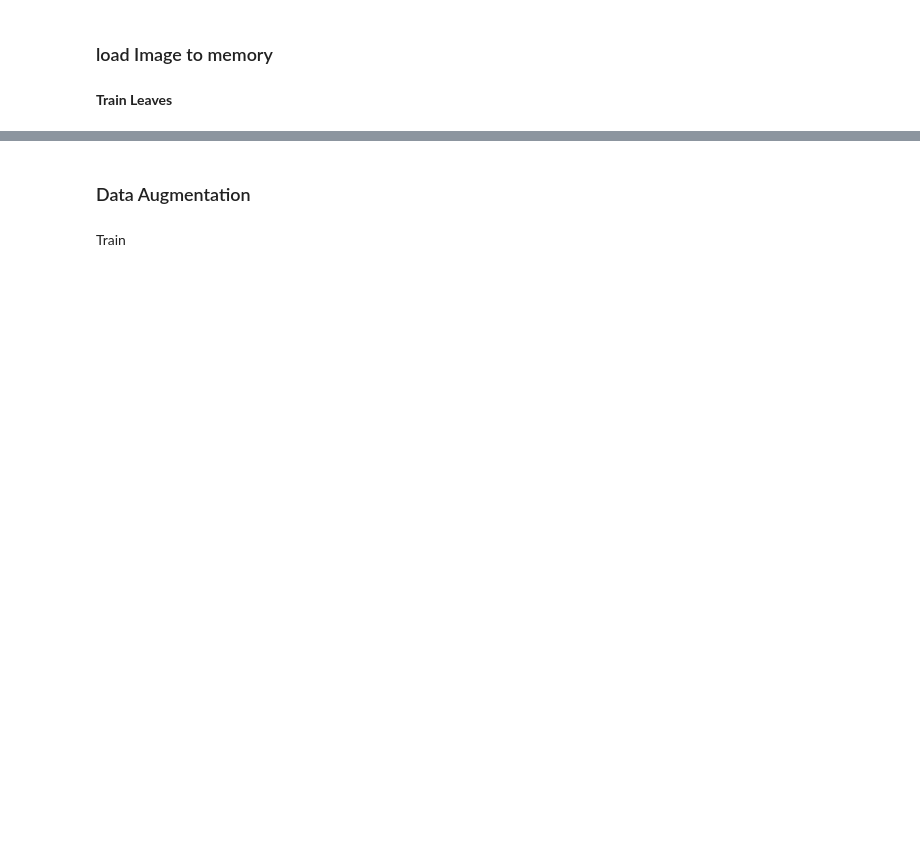
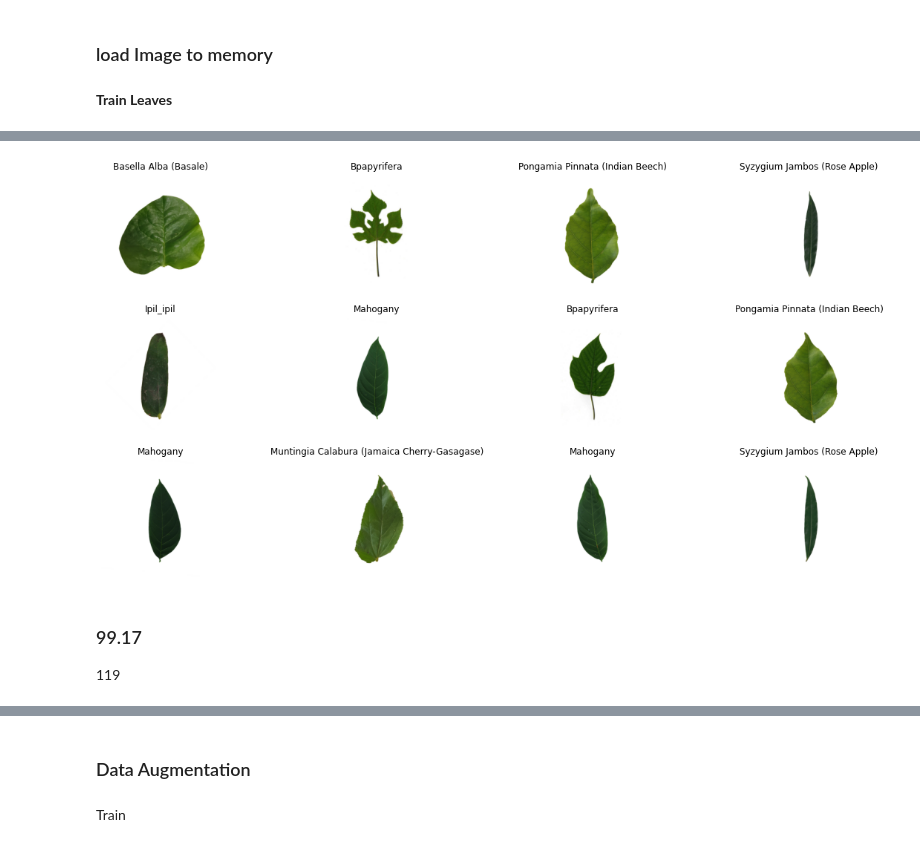
Before and after one commit to kenji1902/IAS-Classifier, a Jupyter notebook: .Notebooks/leaf_Classification_CNN_kNN.ipynb, the cells around one changed output, grey strips where cells are left out. Saved outputs shown, nothing was run; the diff lists cells and outputs as text; code cells hidden in the pictures; blank space fills up the shorter version.

```diff
--- a/.Notebooks/leaf_Classification_CNN_kNN.ipynb
+++ b/.Notebooks/leaf_Classification_CNN_kNN.ipynb
@@ -379,28 +395,14 @@ for i, file in enumerate(train_df['file']):
     out.update(progress(i, l))
     img = cv2.imread(file)
     img = cv2.resize(img, (256,256), interpolation = cv2.INTER_AREA)
-    processImg = morphologicalMasking(img)
-    if(i == 2):
-      Masked = processImg
-    #cv2_imshow(cv2.cvtColor(processImg, cv2.COLOR_BGR2RGB))
-    # x_train.append(processImg)
-    processImg = np.concatenate((np.array(img),np.array(processImg)),axis=2)
-    rgb = rgba2rgb(np.array(processImg))
-    # ridges = detect_ridges(processImg)
-    # ridges = np.array(ridges)
-    if(i == 2):
-      Originalimg = img
-      # Ridged = ridges
-    # processImg = overlay(processImg,ridges)
-    preProcessed.append(rgb)
+    processImg, Masked = morphologicalMasking(img)
+
+    Originalimg = img
+    preProcessed.append(processImg)
     preProcessedLabels.append(train_df['species_num'][i])
 
 preProcessed = np.array(preProcessed)
-# x_train = np.reshape(x_train,x_train.shape + (1,))
 Originalimg = np.array(Originalimg)
 Masked = np.array(Masked)
-print(preProcessed[2].shape)
-plot_images(Originalimg,Masked,preProcessed[2],isRandom=False)
-# b= cv2.cvtColor(b,cv2.COLOR_BGR2GRAY)
-# im.save("/content/drive/MyDrive/PlantVillage/ridges.png")
+# plot_images(Originalimg,Masked,preProcessed[-1],isRandom=False)
 # %% [output]
@@ -413,12 +415,10 @@ print(len(preProcessed))
 # %%
 # print(preProcessed.shape)
-plt.figure(figsize=(20, 10))
-for i in range(12):
-  rand=np.random.randint(0, preProcessed.shape[0])
-  # print(rand)
-  ax = plt.subplot(3, 4, i + 1)
-  plt.imshow(cv2.cvtColor(preProcessed[rand], cv2.COLOR_BGR2RGBA))
-
-  plt.title(class_names[train_df['species_num'][rand]])
-  plt.axis("off")
-# plot_images(x_train)
+def display_images(images,title):
+  plt.figure(figsize=(20, 10))
+  for i in range(12):
+    rand=np.random.randint(0, images.shape[0])
+    ax = plt.subplot(3, 4, i + 1)
+    plt.imshow(cv2.cvtColor(images[rand], cv2.COLOR_BGR2RGBA))
+    plt.title(class_names[title[rand]])
+    plt.axis("off")
@@ -427,3 +425,7 @@ preProcessed.shape
+# %%
+display_images(preProcessed,preProcessedLabels)
+# %% [output]
+[figure, added]
 # %%
 TestpreProcessed = []
 TestpreProcessedLabels = []
@@ -434,16 +436,11 @@ for i, file in enumerate(test_df['file']):
     out.update(progress(i, l))
     img = cv2.imread(file)
     img = cv2.resize(img, (256,256), interpolation = cv2.INTER_AREA)
-    processImg = segment_image(img)
-    processImg = sharpen_image(processImg)
-    processImg = cv2.cvtColor(processImg,cv2.COLOR_RGB2GRAY)
-    processImg = np.reshape(processImg,(256,256,1))
-    processImg = np.concatenate((np.array(img),np.array(processImg)),axis=2)
-    rgb = rgba2rgb(np.array(processImg))
-    TestpreProcessed.append(rgb)
-    TestpreProcessedLabels.append(train_df['species_num'][i])
+    processImg, Masked = morphologicalMasking(img)
+    TestpreProcessed.append(processImg)
+    TestpreProcessedLabels.append(test_df['species_num'][i])
 
 TestpreProcessed = np.array(TestpreProcessed)
-# x_train = np.reshape(x_train,x_train.shape + (1,))
-# b= cv2.cvtColor(b,cv2.COLOR_BGR2GRAY)
-# im.save("/content/drive/MyDrive/PlantVillage/ridges.png"
+# %% [output]
+99.17
+119
```
Also changed, not shown: parts of 39 cells of this notebook, 5 other files.
